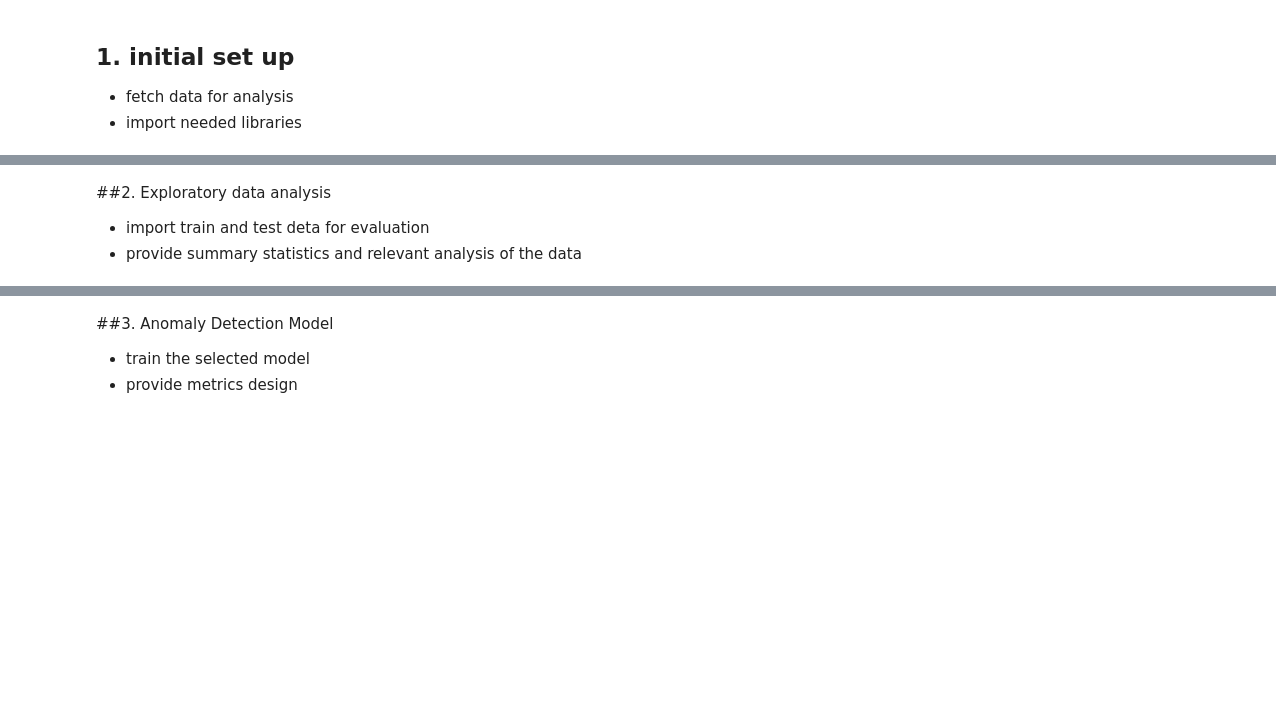
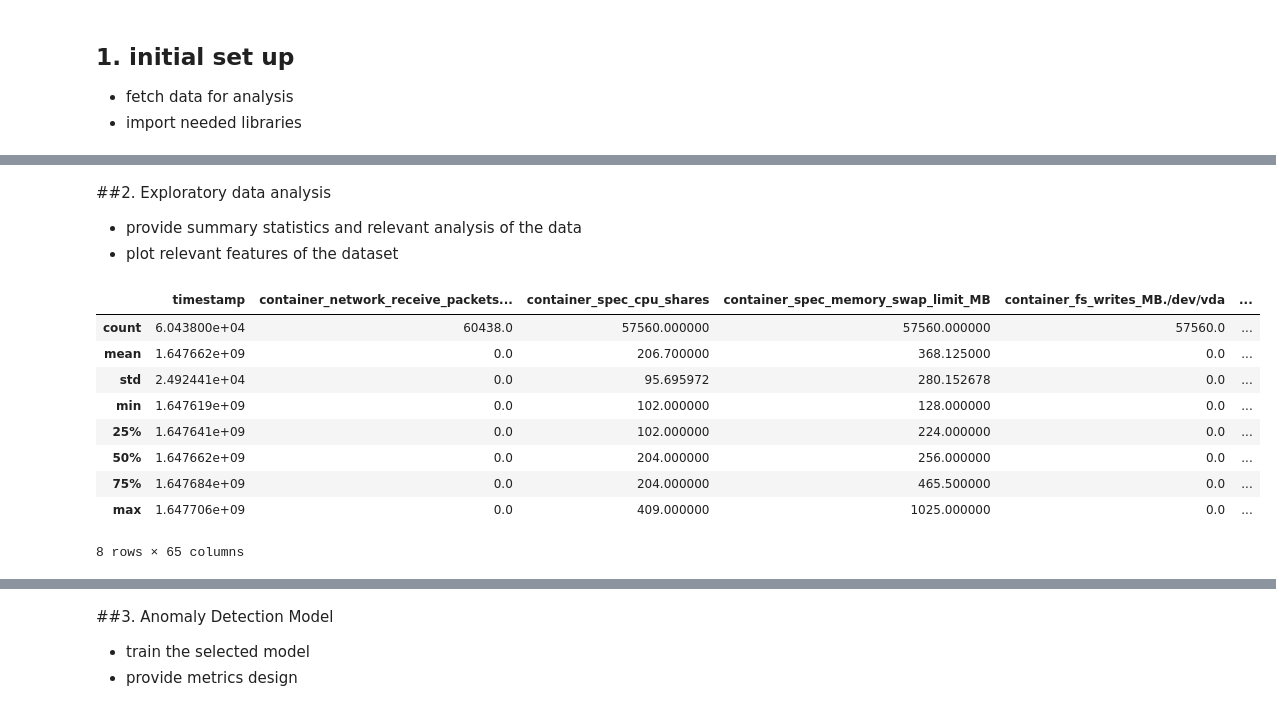
Before and after one commit to SethJorissen/ANM_anomalies_project, a Jupyter notebook: ANM_anomalies_project.ipynb, the cells around one changed output, grey strips where cells are left out. Drawn from its saved outputs; the diff is of its cells as text; code cells hidden in the pictures; blank space fills up the shorter version.

```diff
--- a/ANM_anomalies_project.ipynb
+++ b/ANM_anomalies_project.ipynb
@@ -22,0 +27,23 @@ import pandas as pd
+# %%
+# import train set
+# Set the path to the directory containing the CSV files
+path = 'phase1/dataset/train/processed'
+
+# Get a list of all CSV files in the directory
+files = glob.glob(os.path.join(path, '*.csv'))
+
+df_list = []
+# Iterate over each file, read it into a DataFrame, and add a new column with the filename
+for file in files:
+    # Read the CSV file into a DataFrame
+    df = pd.read_csv(file)
+
+    # Add a new column with the filename without the extension
+    filename = os.path.splitext(os.path.basename(file))[0]
+    df['service'] = filename
+    df_list.append(df)
+
+# Concatenate all dataframes into a single dataframe
+train = pd.concat(df_list, ignore_index=True)
+
+train.head(5)
@@ -23,5 +58,19 @@ import pandas as pd
 # %% [markdown]
 ##2. Exploratory data analysis
 
-- import train and test deta for evaluation
 - provide summary statistics and relevant analysis of the data
+- plot relevant features of the dataset
+# %%
+# describe numerical metrics of train dataset
+train.describe()
+# %% [output]
+|  | timestamp | container_network_receive_packets... | container_spec_cpu_shares | container_spec_memory_swap_limit_MB | container_fs_writes_MB./dev/vda | ... |
+| count | 6.043800e+04 | 60438.0 | 57560.000000 | 57560.000000 | 57560.0 | ... |
+| mean | 1.647662e+09 | 0.0 | 206.700000 | 368.125000 | 0.0 | ... |
+| std | 2.492441e+04 | 0.0 | 95.695972 | 280.152678 | 0.0 | ... |
+| min | 1.647619e+09 | 0.0 | 102.000000 | 128.000000 | 0.0 | ... |
+| 25% | 1.647641e+09 | 0.0 | 102.000000 | 224.000000 | 0.0 | ... |
+| 50% | 1.647662e+09 | 0.0 | 204.000000 | 256.000000 | 0.0 | ... |
+| 75% | 1.647684e+09 | 0.0 | 204.000000 | 465.500000 | 0.0 | ... |
+| max | 1.647706e+09 | 0.0 | 409.000000 | 1025.000000 | 0.0 | ... |
+8 rows × 65 columns
```
Also changed, not shown: parts of 4 cells of this notebook.
